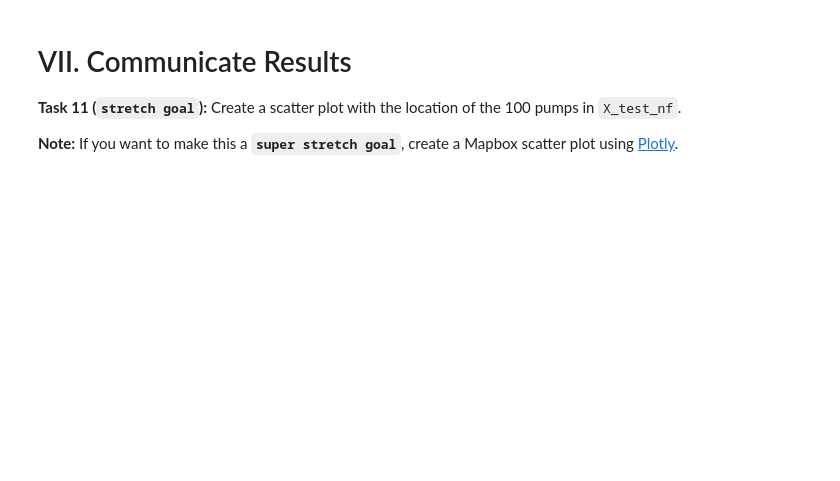
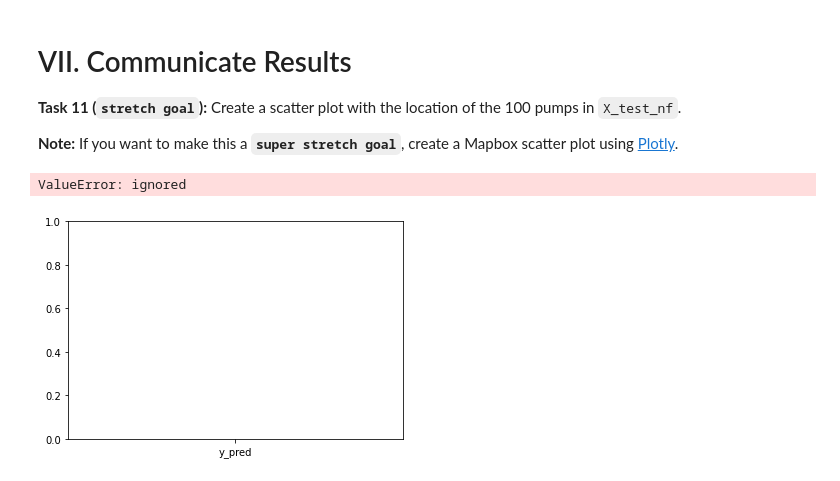
Before and after one commit to write2nk/DS-Unit-2-Kaggle-Challenge, a Jupyter notebook: module4-classification-metrics/LS_DS_224_assignment.ipynb, the cells around one changed output. Saved outputs shown, nothing was run; the diff lists cells and outputs as text; code cells hidden in the pictures; blank space fills up the shorter version.

```diff
--- a/module4-classification-metrics/LS_DS_224_assignment.ipynb
+++ b/module4-classification-metrics/LS_DS_224_assignment.ipynb
@@ -202,0 +245,4 @@ X_test_nf = ...
+# %%
+
+X_test_nf = results = pd.DataFrame({'y_val':y_val,'y_pred_proba': y_pred_proba})
+X_test_nf
@@ -203,4 +264,5 @@ X_test_nf = ...
 # %% [markdown]
 **Task 10:** Limit `X_test_nf` to the 100 pumps with the largest associated populations.
-# %%
-X_test_nf = ...
+# %%
+X_test_nf = X_test_nf.sort_values(by = 'y_pred_proba', ascending=False)
+X_test_nf
@@ -210,3 +287,9 @@ X_test_nf = ...
 **Task 11 (`stretch goal`):** Create a scatter plot with the location of the 100 pumps in `X_test_nf`.
 
 **Note:** If you want to make this a **`super stretch goal`**, create a Mapbox scatter plot using [Plotly](https://plotly.github.io/plotly.py-docs/generated/plotly.express.scatter_mapbox.html).
+# %%
+import matplotlib.pyplot as plt
+plt.scatter(x = 'y_pred', y ='y_pred_proba', data = X_test_nf,)
+# %% [output]
+ValueError: ignored
+[figure, added]
```
Also changed, not shown: parts of 10 cells of this notebook.
